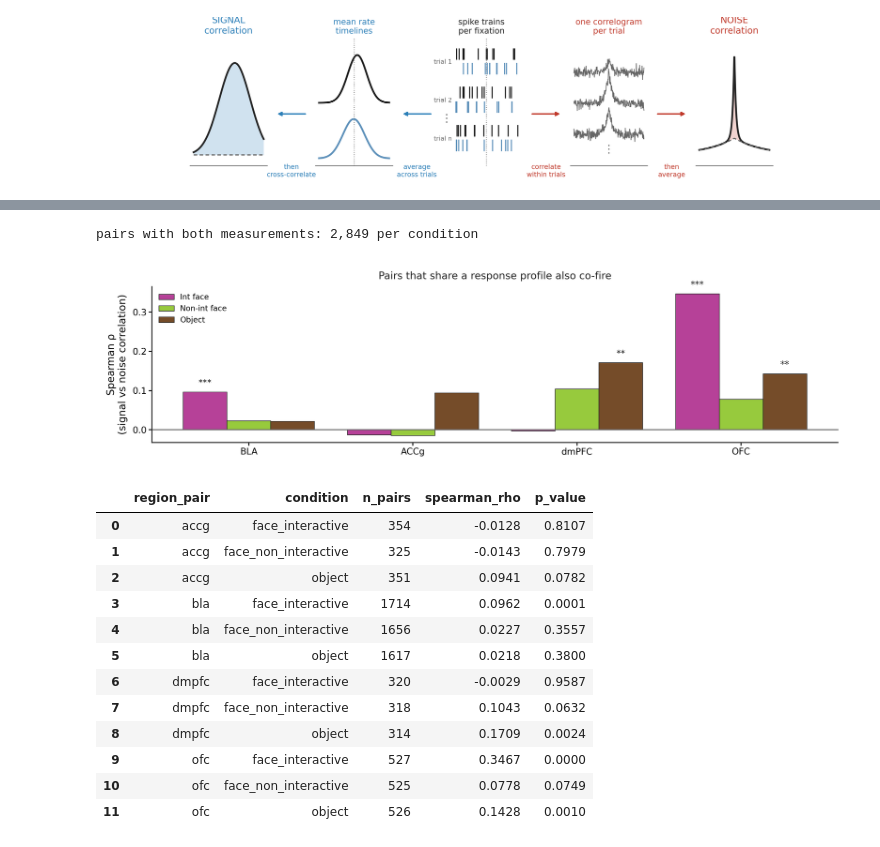
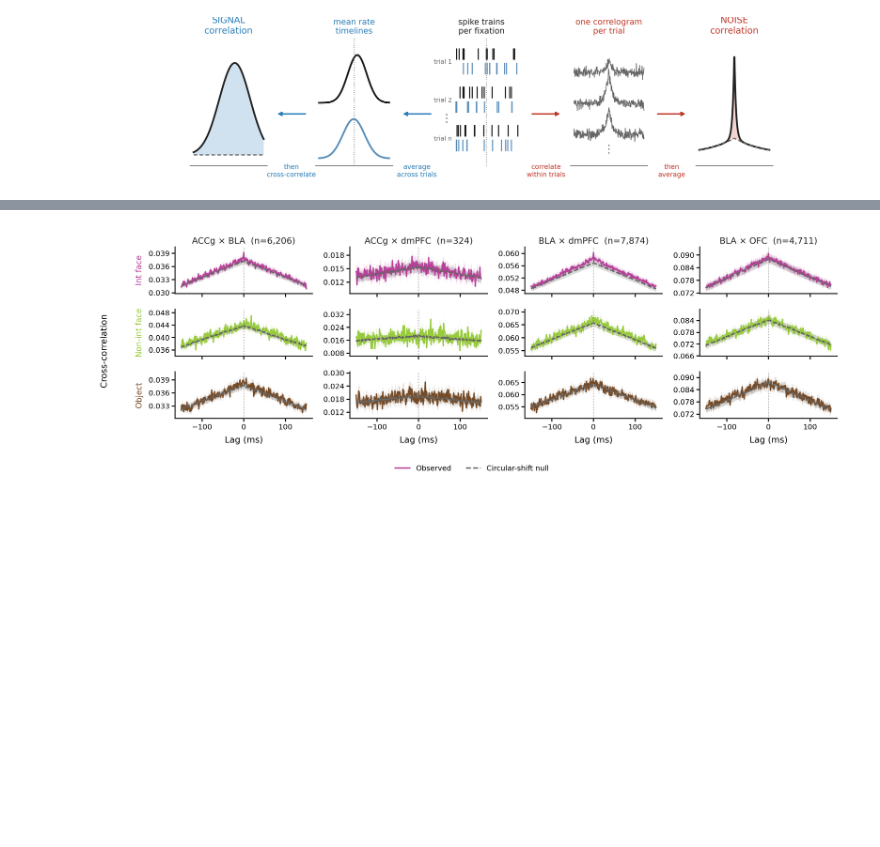
Before and after one commit to gprabaha/dal_monte_2022_analysis, a Jupyter notebook: notebooks/pair_correlation_overview/pair_correlation_overview.ipynb, the cells around one changed output, grey strips where cells are left out. Cells and saved outputs as stored; diff of their text form; code cells hidden in the pictures; blank space fills up the shorter version.

```diff
--- a/notebooks/pair_correlation_overview/pair_correlation_overview.ipynb
+++ b/notebooks/pair_correlation_overview/pair_correlation_overview.ipynb
@@ -246,33 +223,6 @@ different from zero.
 # %%
-joined = sc.join_with_noise_correlation(
-    signal, signal_settings, signal_metric=sc.WINDOW_METRIC
-)
-joined = joined.loc[joined["scope"] == "within_region"]
-correlations = sc.correlate_signal_with_noise(joined)
-print(f"pairs with both measurements: {len(joined) // 3:,} per condition")
-
-fig, paths = viz.plot_signal_noise_correlation_bars(correlations, figs)
+fig, paths = viz.plot_noise_above_null(noise_traces, figs, scope="cross_region")
 display(Image(filename=str(paths["png"])))
-
-display(
-    correlations.loc[
-        :, ["region_pair", "condition", "n_pairs", "spearman_rho", "p_value"]
-    ].round(4)
-)
 # %% [output]
-pairs with both measurements: 2,849 per condition
-[figure, old version]
+[figure, new version]
-|  | region_pair | condition | n_pairs | spearman_rho | p_value |
-| 0 | accg | face_interactive | 354 | -0.0128 | 0.8107 |
-| 1 | accg | face_non_interactive | 325 | -0.0143 | 0.7979 |
-| 2 | accg | object | 351 | 0.0941 | 0.0782 |
-| 3 | bla | face_interactive | 1714 | 0.0962 | 0.0001 |
-| 4 | bla | face_non_interactive | 1656 | 0.0227 | 0.3557 |
-| 5 | bla | object | 1617 | 0.0218 | 0.3800 |
-| 6 | dmpfc | face_interactive | 320 | -0.0029 | 0.9587 |
-| 7 | dmpfc | face_non_interactive | 318 | 0.1043 | 0.0632 |
-| 8 | dmpfc | object | 314 | 0.1709 | 0.0024 |
-| 9 | ofc | face_interactive | 527 | 0.3467 | 0.0000 |
-| 10 | ofc | face_non_interactive | 525 | 0.0778 | 0.0749 |
-| 11 | ofc | object | 526 | 0.1428 | 0.0010 |
 # %% [markdown]
```
Also changed, not shown: parts of 15 cells of this notebook, 4 other files.
